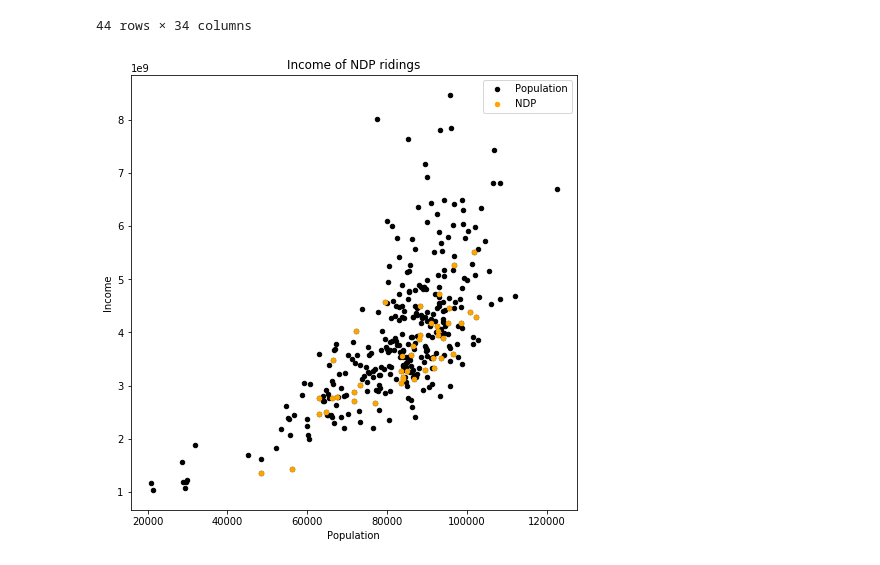
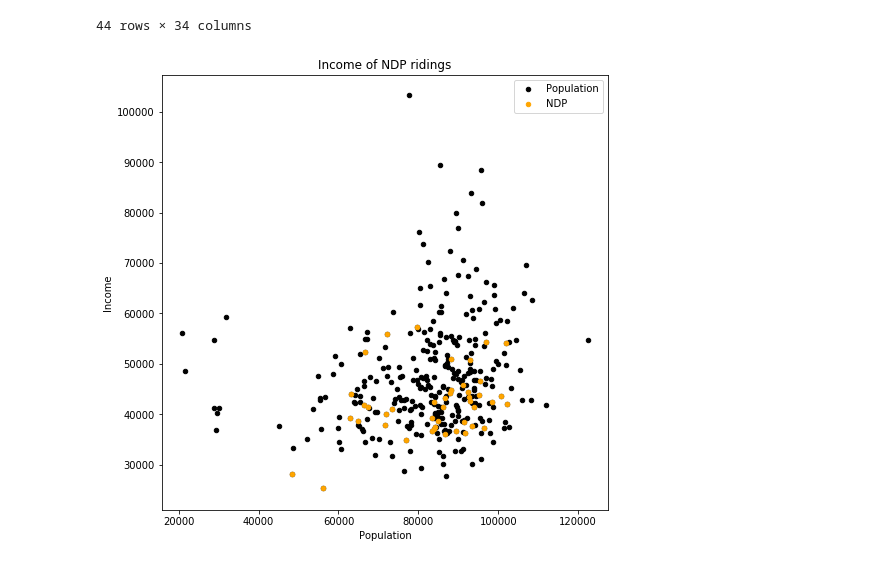
Before and after one commit to bsmirnov12/ABDS-Project-1, a Jupyter notebook: plots.ipynb, the cells around one changed output. Drawn from its saved outputs; the diff is of its cells as text; code cells hidden in the pictures.

Commit message:
commit new plots
histogram update with income per capita

```diff
--- a/plots.ipynb
+++ b/plots.ipynb
@@ -28,6 +28,8 @@ merge_education['total population'] = merge_education['Total_x'] + merge_educati
 
 gender_votes_df['total income'] = gender_votes_df['Total Income_x'] + gender_votes_df['Total Income_y']  # assigned to a column
 gender_votes_df['total population'] = gender_votes_df['Total_x'] + gender_votes_df['Total_y']  # assigned to a column
+gender_votes_df['income per capita'] = gender_votes_df['total income'] / gender_votes_df['total population']  # assigned to a column
+
 gender_votes_df
 # %% [output]
 |  | Prov/Terr | FED ID | Federal Electoral Districts_x | Total_x | Total Income_x | Total_y | Total Income_y | Province | ... |
@@ -181,15 +172,15 @@ green_df=gender_votes_df.loc[gender_votes_df["Party Won"] == "Green Party", :]
 conservative_df=gender_votes_df.loc[gender_votes_df["Party Won"] == "Conservative", :]
 bloc_df=gender_votes_df.loc[gender_votes_df["Party Won"] == "Bloc Québécois", :]
 # %%
-ax=gender_votes_df.plot(kind='scatter', x='total population', y='total income', label='Population', color='black', grid=True, figsize=(8,8),
+ax=gender_votes_df.plot(kind='scatter', x='total population', y='income per capita', label='Population', color='black', grid=True, figsize=(8,8),
               title=f'Income of NDP ridings')
 
-NDP_df.plot(kind='scatter', x='total population', y='total income',
+NDP_df.plot(kind='scatter', x='total population', y='income per capita',
         color='Orange', label='NDP', ax=ax)
 
-plt.savefig("./plots_img/NDP.png")
+plt.savefig("./plots_img/NDP.png", transparent=True)
 plt.xlabel("Population")
 plt.ylabel("Income")
 plt.show()
 # %% [output]
-[figure, old version]
+[figure, new version]
```
Also changed, not shown: parts of 12 cells of this notebook, 6 other files.
